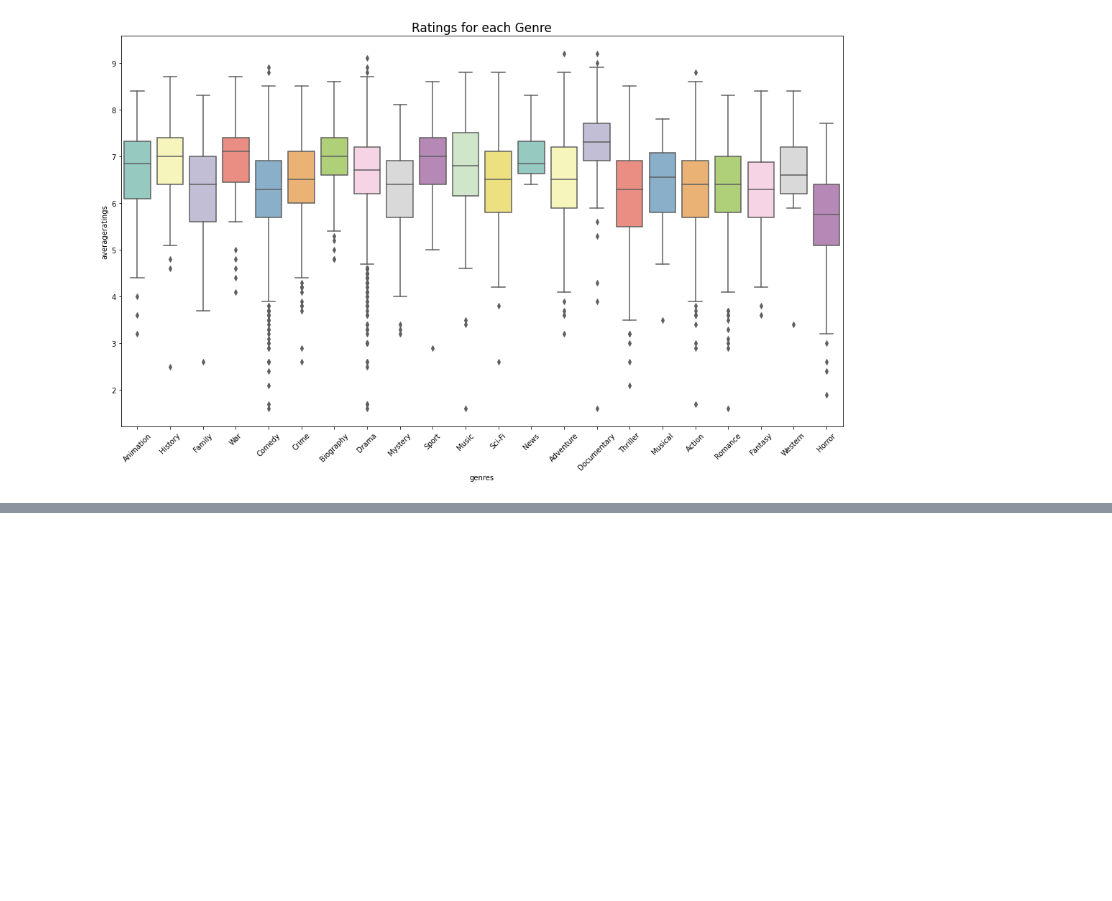
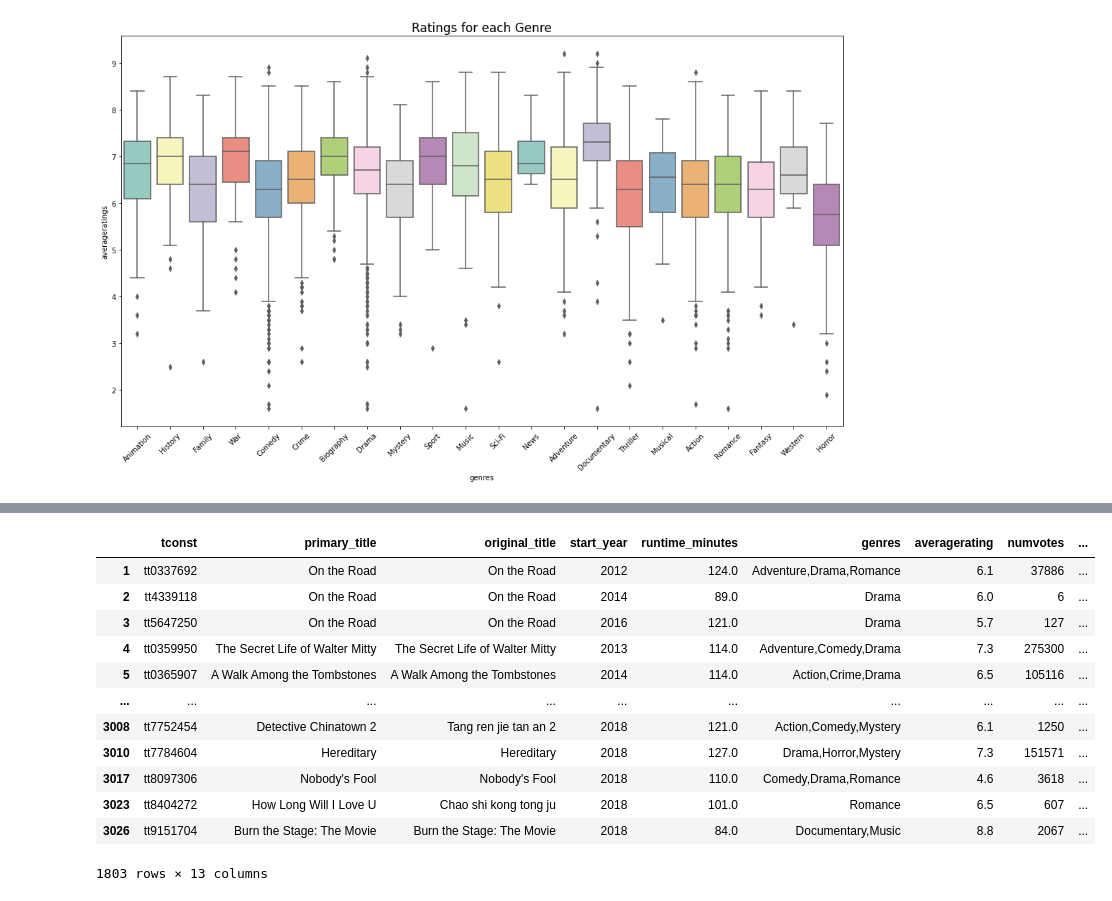
Before and after one commit to raizelistaken/MovieAnalysis, a Jupyter notebook: dsc-phase1-project-template.ipynb, the cells around one changed output, grey strips where cells are left out. Cells and saved outputs as stored; diff of their text form; code cells hidden in the pictures; blank space fills up the shorter version.

```diff
--- a/dsc-phase1-project-template.ipynb
+++ b/dsc-phase1-project-template.ipynb
@@ -309,0 +314,3 @@ plt.savefig('genres_boxplot')
+# %%
+q2 = pd.merge(df4, df3, left_on = 'primary_title', right_on = 'title')
+q2
@@ -309,0 +331,17 @@ plt.savefig('genres_boxplot')
+# %%
+q2.dropna(subset = ['genres', 'domestic_gross', 'foreign_gross'], inplace=True)
+q2
+# %% [output]
+|  | tconst | primary_title | original_title | start_year | runtime_minutes | genres | averagerating | numvotes | ... |
+| 1 | tt0337692 | On the Road | On the Road | 2012 | 124.0 | Adventure,Drama,Romance | 6.1 | 37886 | ... |
+| 2 | tt4339118 | On the Road | On the Road | 2014 | 89.0 | Drama | 6.0 | 6 | ... |
+| 3 | tt5647250 | On the Road | On the Road | 2016 | 121.0 | Drama | 5.7 | 127 | ... |
+| 4 | tt0359950 | The Secret Life of Walter Mitty | The Secret Life of Walter Mitty | 2013 | 114.0 | Adventure,Comedy,Drama | 7.3 | 275300 | ... |
+| 5 | tt0365907 | A Walk Among the Tombstones | A Walk Among the Tombstones | 2014 | 114.0 | Action,Crime,Drama | 6.5 | 105116 | ... |
+| ... | ... | ... | ... | ... | ... | ... | ... | ... | ... |
+| 3008 | tt7752454 | Detective Chinatown 2 | Tang ren jie tan an 2 | 2018 | 121.0 | Action,Comedy,Mystery | 6.1 | 1250 | ... |
+| 3010 | tt7784604 | Hereditary | Hereditary | 2018 | 127.0 | Drama,Horror,Mystery | 7.3 | 151571 | ... |
+| 3017 | tt8097306 | Nobody's Fool | Nobody's Fool | 2018 | 110.0 | Comedy,Drama,Romance | 4.6 | 3618 | ... |
+| 3023 | tt8404272 | How Long Will I Love U | Chao shi kong tong ju | 2018 | 101.0 | Romance | 6.5 | 607 | ... |
+| 3026 | tt9151704 | Burn the Stage: The Movie | Burn the Stage: The Movie | 2018 | 84.0 | Documentary,Music | 8.8 | 2067 | ... |
+1803 rows × 13 columns
```
Also changed, not shown: parts of 10 cells of this notebook, 2 other files.
